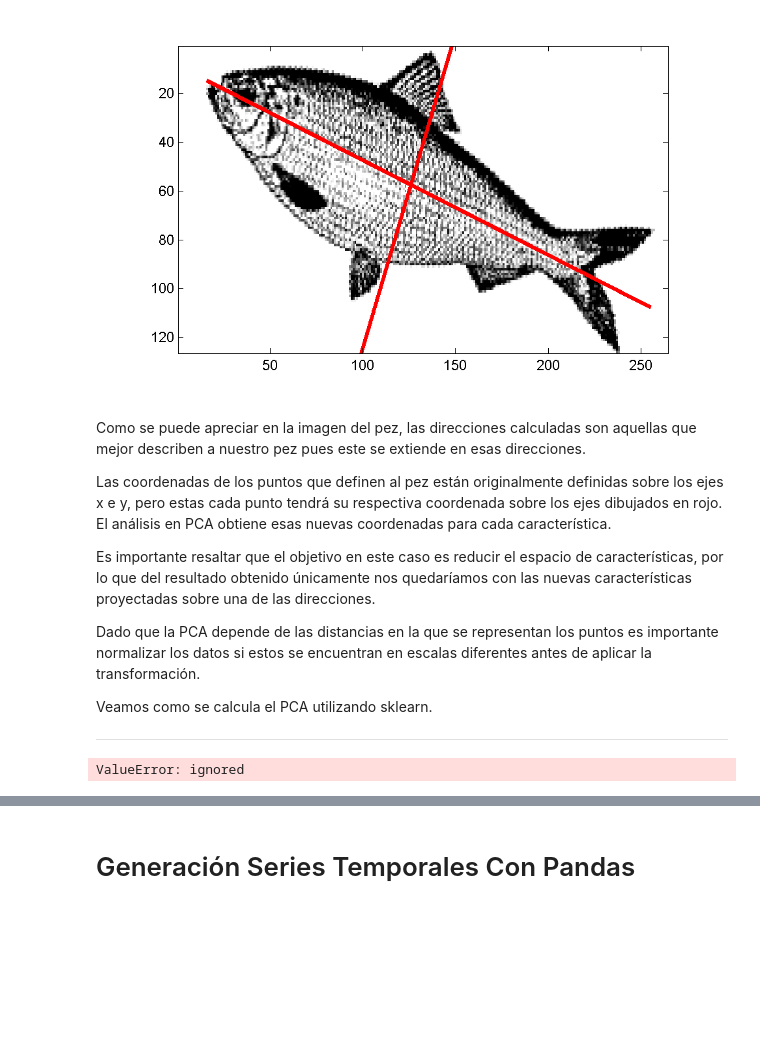
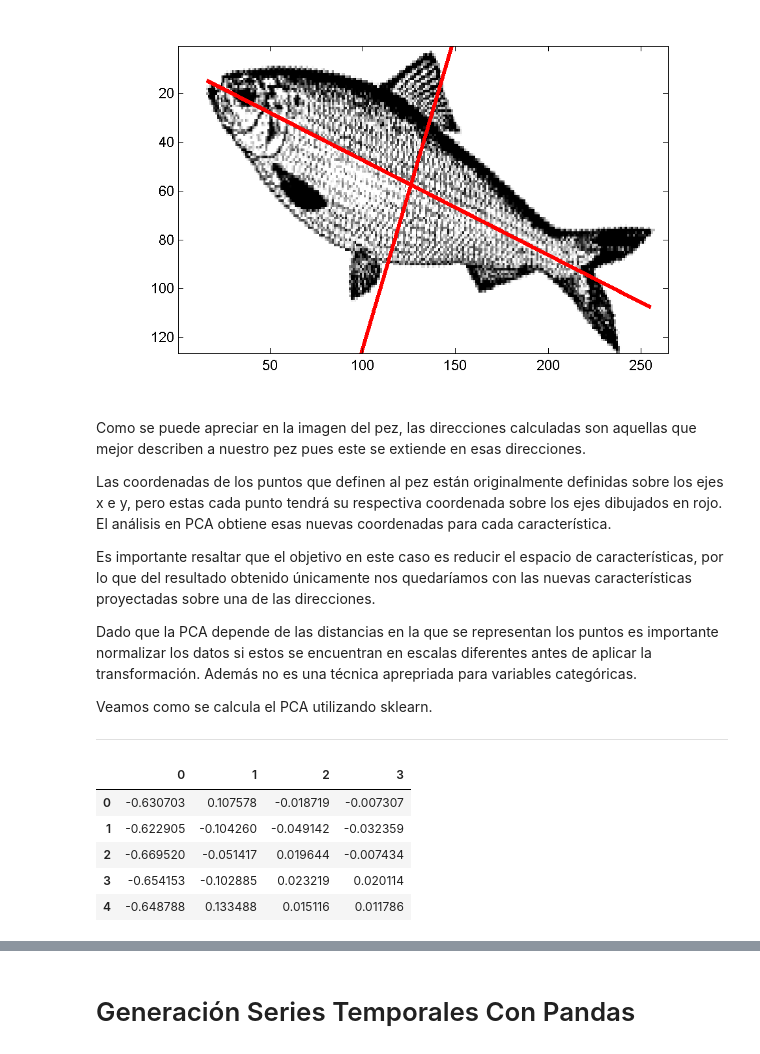
Before and after one commit to CuadraAlconero/IDAL_IA3_CuadraAlconero, a Jupyter notebook: Preprocess_data.ipynb, the cells around one changed output, grey strips where cells are left out. Drawn from its saved outputs; the diff is of its cells as text; code cells hidden in the pictures; blank space fills up the shorter version.

```diff
--- a/Preprocess_data.ipynb
+++ b/Preprocess_data.ipynb
@@ -118,7 +118,7 @@ Las coordenadas de los puntos que definen al pez están originalmente definidas
 
 Es importante resaltar que el objetivo en este caso es reducir el espacio de características, por lo que del resultado obtenido únicamente nos quedaríamos con las nuevas características proyectadas sobre una de las direcciones.
 
-Dado que la PCA depende de las distancias en la que se representan los puntos es importante normalizar los datos si estos se encuentran en escalas diferentes antes de aplicar la transformación.
+Dado que la PCA depende de las distancias en la que se representan los puntos es importante normalizar los datos si estos se encuentran en escalas diferentes antes de aplicar la transformación. Además no es una técnica aprepriada para variables categóricas.
 
 Veamos como se calcula el PCA utilizando sklearn.
 
@@ -128,14 +128,19 @@ Veamos como se calcula el PCA utilizando sklearn.
 # %%
 from sklearn.decomposition import PCA
 # %%
-dataset = sns.load_dataset("mpg")
-dataset.dropna(inplace=True)
+dataset = sns.load_dataset("iris")
 X = dataset.iloc[:,:-1]
 min_max_scl = MinMaxScaler()
 X_transformed = min_max_scl.fit_transform(X)
 X_transformed_df = pd.DataFrame(X_transformed)
-pca = PCA(n_components=3)
+pca = PCA()
 X_transformed_2 = pca.fit_transform(X_transformed_df)
-pca.explained_variance_
+X_transformed_df2 = pd.DataFrame(X_transformed_2)
+X_transformed_df2.head(5)
 # %% [output]
-ValueError: ignored
+|  | 0 | 1 | 2 | 3 |
+| 0 | -0.630703 | 0.107578 | -0.018719 | -0.007307 |
+| 1 | -0.622905 | -0.104260 | -0.049142 | -0.032359 |
+| 2 | -0.669520 | -0.051417 | 0.019644 | -0.007434 |
+| 3 | -0.654153 | -0.102885 | 0.023219 | 0.020114 |
+| 4 | -0.648788 | 0.133488 | 0.015116 | 0.011786 |
```
Also changed, not shown: parts of 14 cells of this notebook.
